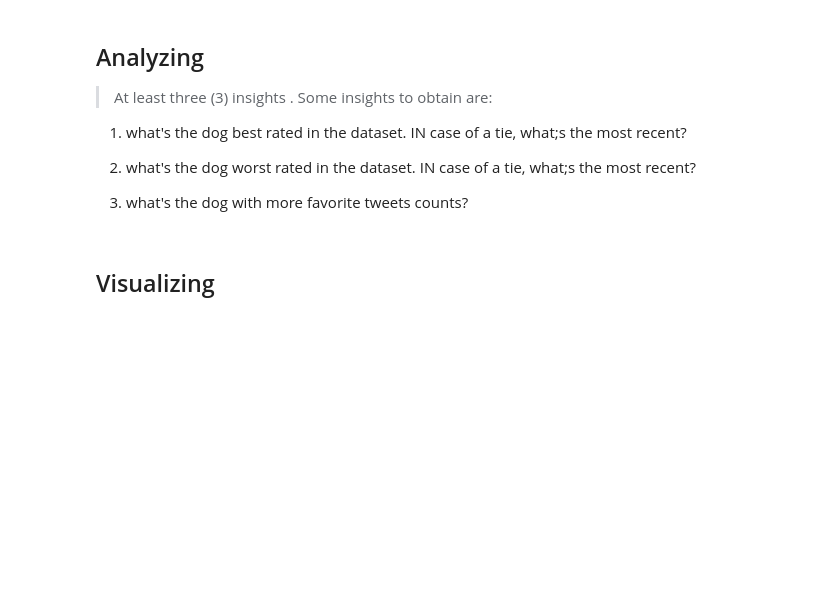
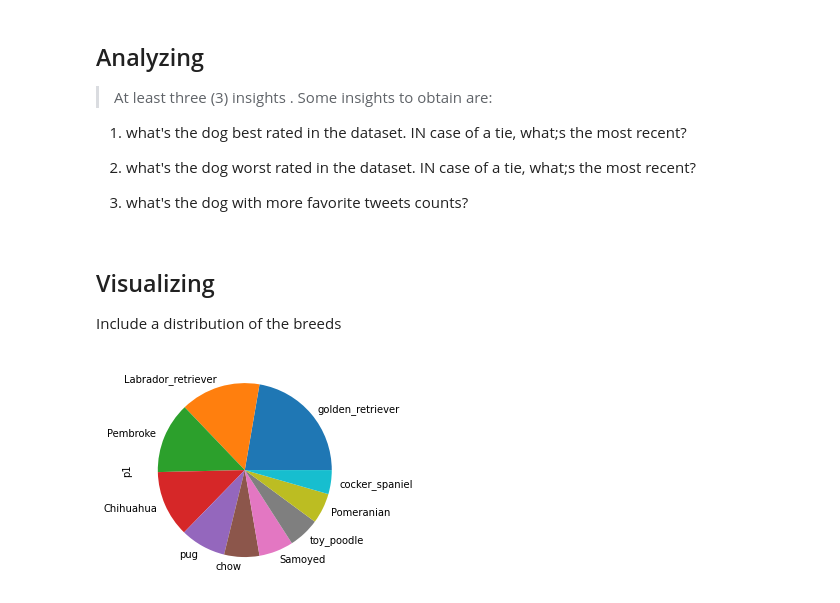
Before and after one commit to omendezmorales/Project4, a Jupyter notebook: wrangle_act.ipynb, the cells around one changed output. Saved outputs shown, nothing was run; the diff lists cells and outputs as text; code cells hidden in the pictures; blank space fills up the shorter version.

Commit message:
Added some wording in the storing and visualizing part
to both the wrangling and the report notebook.

```diff
--- a/wrangle_act.ipynb
+++ b/wrangle_act.ipynb
@@ -449,7 +477,12 @@ master_df.to_csv( 'twitter_archive_master.csv', index=False)
  2) what's the dog worst rated in the dataset. IN case of a tie, what;s the most recent?
 
  3) what's the dog with more favorite tweets counts?
-# %% [markdown]
-## Visualizing ##
+# %% [markdown]
+## Visualizing ##
+Include a distribution of the breeds
 # %%
 # At least one (1) visualization must be produced.
+%matplotlib inline
+images_clean_df.p1.value_counts()[:10].plot(kind='pie');
+# %% [output]
+[figure, added]
```
Also changed, not shown: parts of 10 cells of this notebook, 1 other file.
